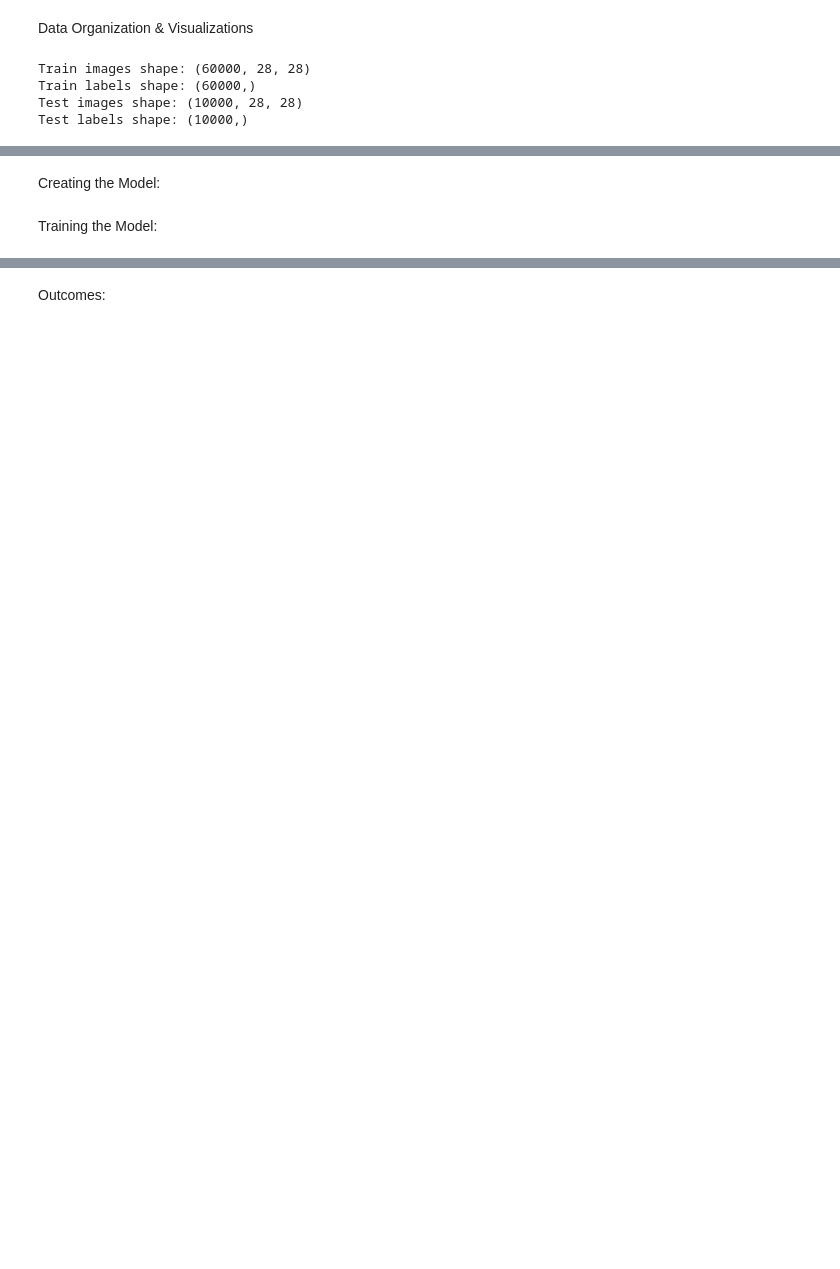
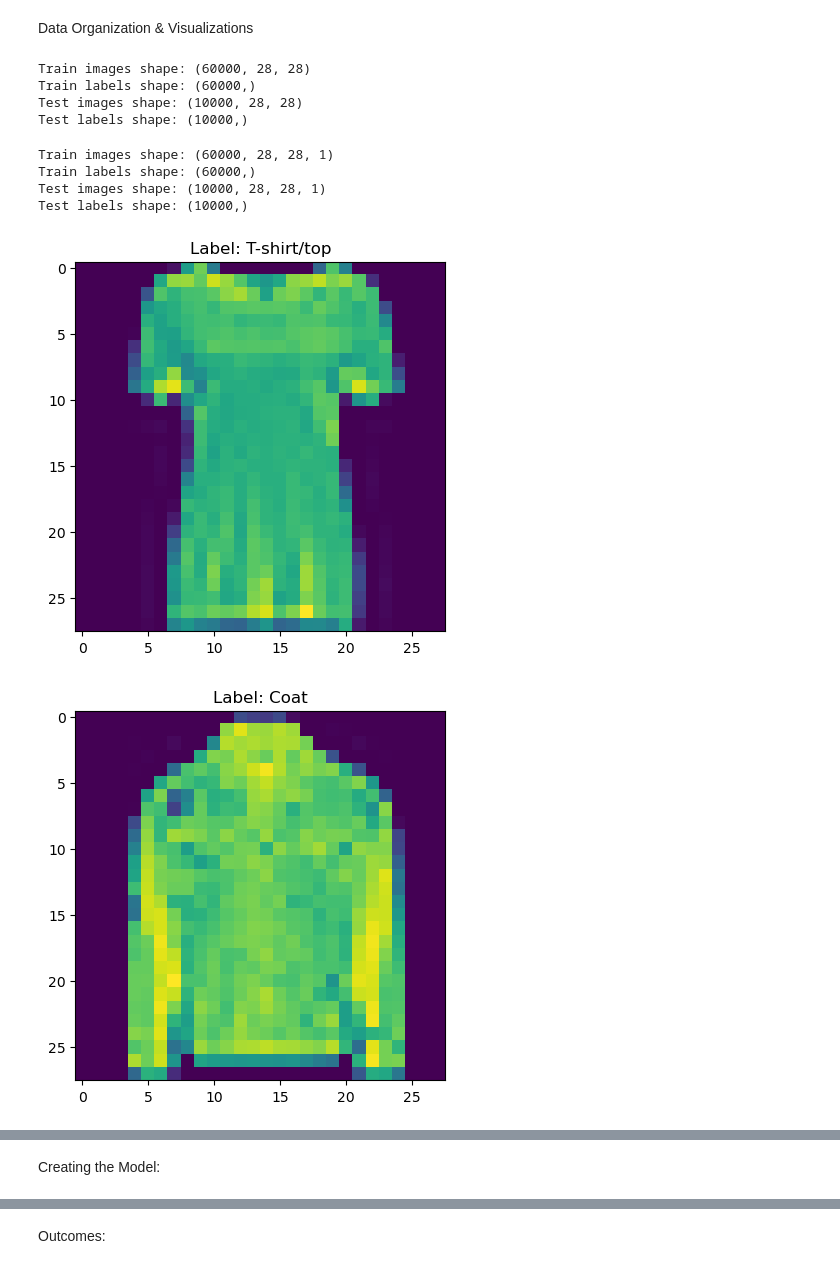
Before and after one commit to KPate04/IntroDataMining, a Jupyter notebook: Project_2/FashionMNIST_CNN.ipynb, the cells around one changed output, grey strips where cells are left out. Saved outputs shown, nothing was run; the diff lists cells and outputs as text; code cells hidden in the pictures; blank space fills up the shorter version.

```diff
--- a/Project_2/FashionMNIST_CNN.ipynb
+++ b/Project_2/FashionMNIST_CNN.ipynb
@@ -59,3 +45,50 @@ Train images shape: (60000, 28, 28)
 Train labels shape: (60000,)
 Test images shape: (10000, 28, 28)
 Test labels shape: (10000,)
+# %%
+# Reshaping the data
+train_images = train_images.reshape((train_images.shape[0], 28, 28, 1))
+test_images = test_images.reshape((test_images.shape[0], 28, 28, 1))
+
+# Check shape of dataset
+print(f'Train images shape: {train_images.shape}')
+print(f'Train labels shape: {train_labels.shape}')
+print(f'Test images shape: {test_images.shape}')
+print(f'Test labels shape: {test_labels.shape}')
+# %% [output]
+Train images shape: (60000, 28, 28, 1)
+Train labels shape: (60000,)
+Test images shape: (10000, 28, 28, 1)
+Test labels shape: (10000,)
+# %%
+# Defining label names for Fashion MNIST dataset to check images
+class_names = ['T-shirt/top', 'Trouser', 'Pullover', 'Dress', 'Coat',
+               'Sandal', 'Shirt', 'Sneaker', 'Bag', 'Ankle boot']
+
+# Checking and displaying images with corresponding labels
+image_index = 10
+image = train_images[image_index, :].reshape((28, 28))
+plt.imshow(image)
+plt.title(f'Label: {class_names[train_labels[image_index]]}')
+plt.show()
+
+image_index = 29
+image0 = train_images[image_index, :].reshape((28, 28))
+plt.imshow(image0)
+plt.title(f'Label: {class_names[train_labels[image_index]]}')
+plt.show()
+
+image_index = 30
+image1 = train_images[image_index, :].reshape((28, 28))
+plt.imshow(image1)
+plt.title(f'Label: {class_names[train_labels[image_index]]}')
+plt.show()
+
+image_index = 40
+image2 = train_images[image_index, :].reshape((28, 28))
+plt.imshow(image2)
+plt.title(f'Label: {class_names[train_labels[image_index]]}')
+plt.show()
+# %% [output]
+[figure, added]
+[figure, added]
@@ -62,4 +97,2 @@ Test labels shape: (10000,)
 # %% [markdown]
 Creating the Model:
-# %% [markdown]
-Training the Model:
```
Also changed, not shown: parts of 15 cells of this notebook, 35 other files.
